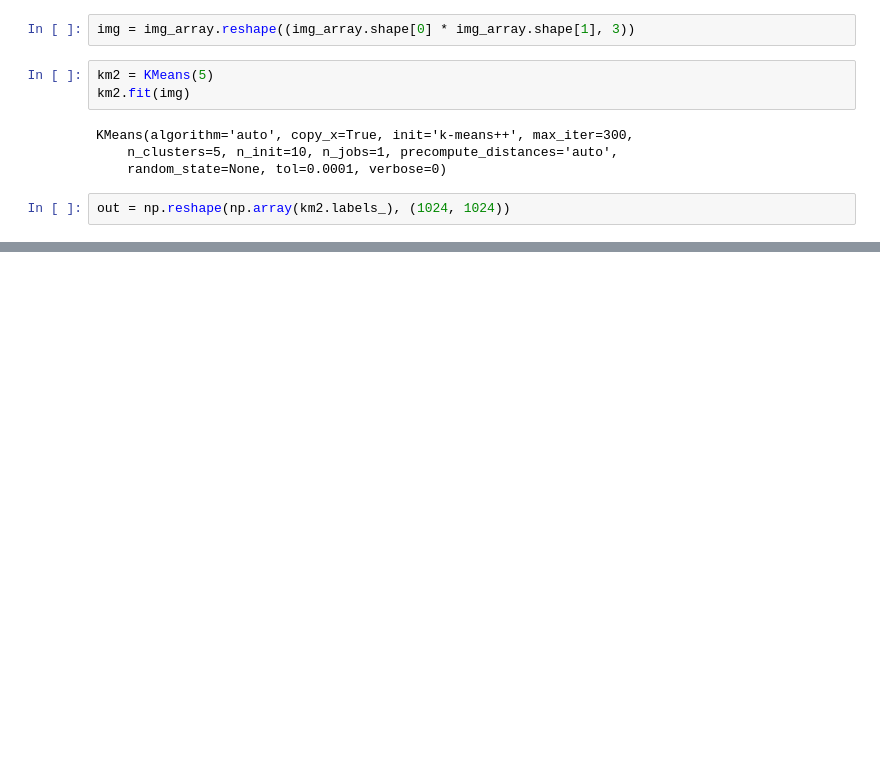
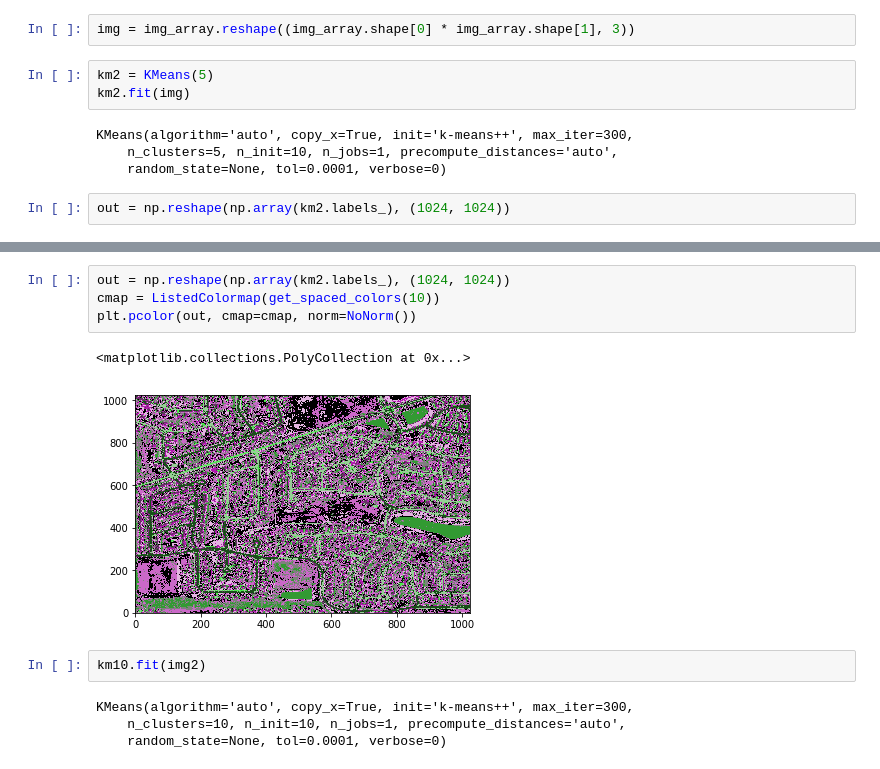
Before and after one commit to aravind-anantha/Spatio-Temporal-Data-Mining, a Jupyter notebook: Satellite Image Clustering/kmeans_clustering.ipynb, the cells around one changed output, grey strips where cells are left out. Saved outputs shown, nothing was run; the diff lists cells and outputs as text; blank space fills up the shorter version.

```diff
--- a/Satellite Image Clustering/kmeans_clustering.ipynb
+++ b/Satellite Image Clustering/kmeans_clustering.ipynb
@@ -44,0 +77,13 @@ plt.pcolor(out, cmap=cmap, norm=NoNorm())
+# %%
+out = np.reshape(np.array(km2.labels_), (1024, 1024))
+cmap = ListedColormap(get_spaced_colors(10))
+plt.pcolor(out, cmap=cmap, norm=NoNorm())
+# %% [output]
+<matplotlib.collections.PolyCollection at 0x...>
+[figure, added]
+# %%
+km10.fit(img2)
+# %% [output]
+KMeans(algorithm='auto', copy_x=True, init='k-means++', max_iter=300,
+    n_clusters=10, n_init=10, n_jobs=1, precompute_distances='auto',
+    random_state=None, tol=0.0001, verbose=0)
```
Also changed, not shown: parts of 17 cells of this notebook.
